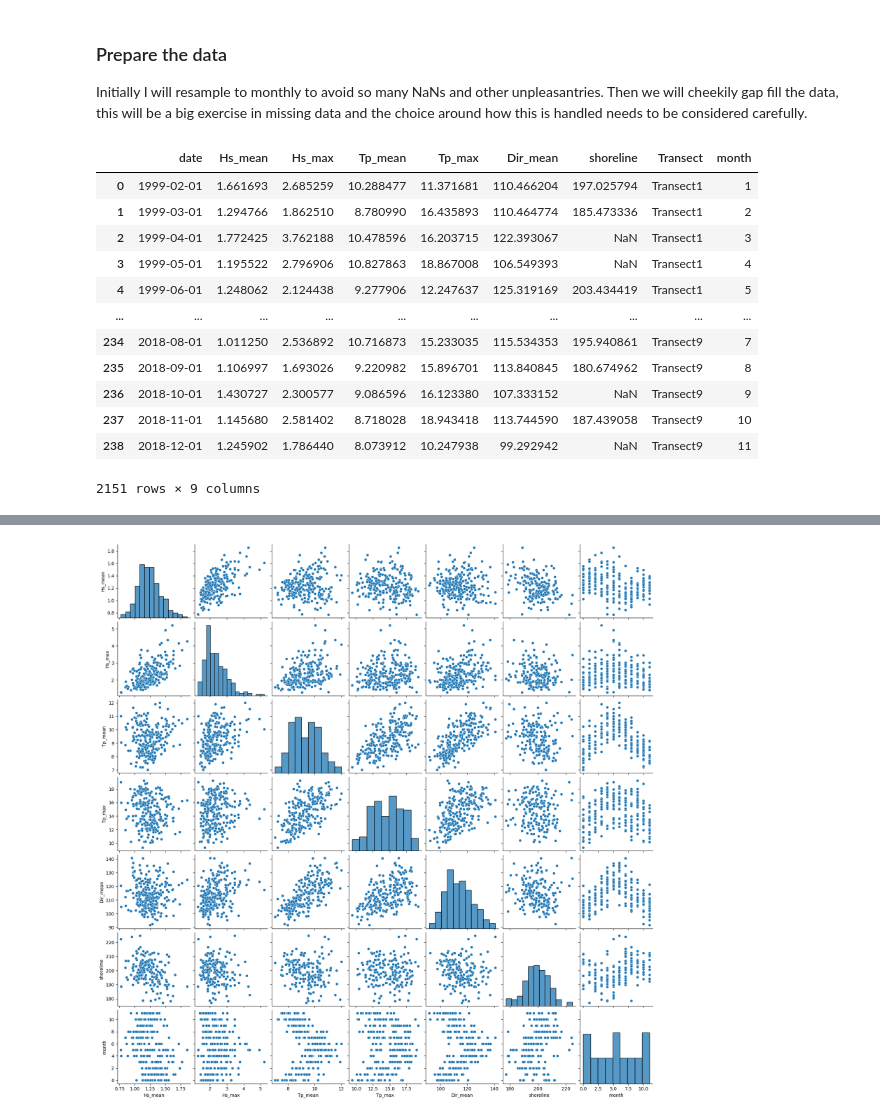
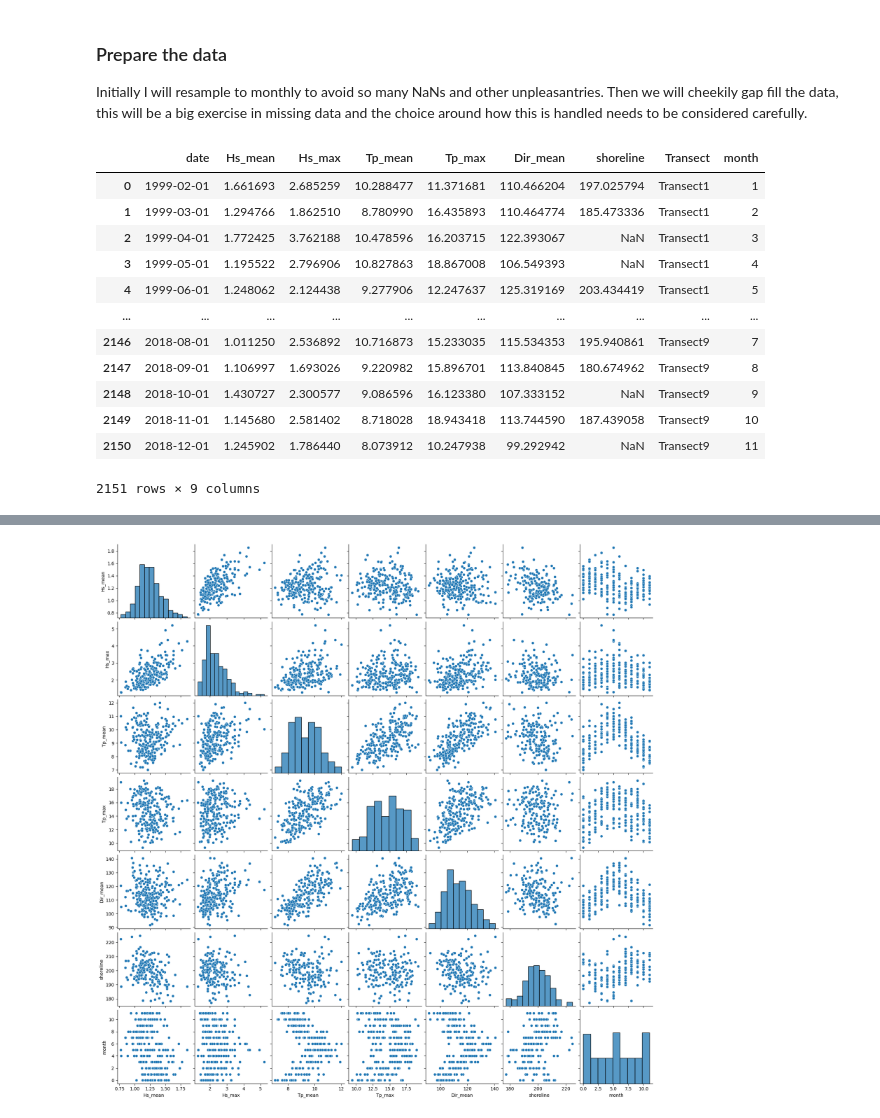
Before and after one commit to simmonsja/ShoreModel_Benchmark, a Jupyter notebook: 4.model_breg.ipynb, the cells around one changed output, grey strips where cells are left out. Saved outputs shown, nothing was run; the diff lists cells and outputs as text; code cells hidden in the pictures.

```diff
--- a/4.model_breg.ipynb
+++ b/4.model_breg.ipynb
@@ -129,29 +160,30 @@ Initially I will resample to monthly to avoid so many NaNs and other unpleasantr
 # %%
 # split per Transect then average to monthly values with mean and peak for Hs and Tp then recombine into a reasonable dataframe
 resampled_data = tabular_data['df_obs'].copy()
 resampled_data = pd.concat(
     [
         resampled_data.query('Transect == @trans_id').drop(columns=['Transect']).set_index('date').resample('MS').agg({'Hs':['mean','max'],'Tp':['mean','max'],'Dir':['mean'],'shoreline':['mean']}).reset_index().assign(Transect=trans_id) for trans_id in resampled_data['Transect'].unique()
     ], axis=0
 )
 # combine the column names to make one level
 resampled_data.columns = [
     '_'.join(col).strip() if '' != col[1] else col[0] for col in resampled_data.columns.values]
 resampled_data = resampled_data.rename(columns={'shoreline_mean':'shoreline'})
 # now add month predictor
 resampled_data = resampled_data.assign(month=resampled_data['date'].dt.month-1)
+resampled_data = resampled_data.reset_index(drop=True)
 resampled_data
 # %% [output]
 |  | date | Hs_mean | Hs_max | Tp_mean | Tp_max | Dir_mean | shoreline | Transect | month |
 | 0 | 1999-02-01 | 1.661693 | 2.685259 | 10.288477 | 11.371681 | 110.466204 | 197.025794 | Transect1 | 1 |
 | 1 | 1999-03-01 | 1.294766 | 1.862510 | 8.780990 | 16.435893 | 110.464774 | 185.473336 | Transect1 | 2 |
 | 2 | 1999-04-01 | 1.772425 | 3.762188 | 10.478596 | 16.203715 | 122.393067 | NaN | Transect1 | 3 |
 | 3 | 1999-05-01 | 1.195522 | 2.796906 | 10.827863 | 18.867008 | 106.549393 | NaN | Transect1 | 4 |
 | 4 | 1999-06-01 | 1.248062 | 2.124438 | 9.277906 | 12.247637 | 125.319169 | 203.434419 | Transect1 | 5 |
 | ... | ... | ... | ... | ... | ... | ... | ... | ... | ... |
-| 234 | 2018-08-01 | 1.011250 | 2.536892 | 10.716873 | 15.233035 | 115.534353 | 195.940861 | Transect9 | 7 |
-| 235 | 2018-09-01 | 1.106997 | 1.693026 | 9.220982 | 15.896701 | 113.840845 | 180.674962 | Transect9 | 8 |
-| 236 | 2018-10-01 | 1.430727 | 2.300577 | 9.086596 | 16.123380 | 107.333152 | NaN | Transect9 | 9 |
-| 237 | 2018-11-01 | 1.145680 | 2.581402 | 8.718028 | 18.943418 | 113.744590 | 187.439058 | Transect9 | 10 |
-| 238 | 2018-12-01 | 1.245902 | 1.786440 | 8.073912 | 10.247938 | 99.292942 | NaN | Transect9 | 11 |
+| 2146 | 2018-08-01 | 1.011250 | 2.536892 | 10.716873 | 15.233035 | 115.534353 | 195.940861 | Transect9 | 7 |
+| 2147 | 2018-09-01 | 1.106997 | 1.693026 | 9.220982 | 15.896701 | 113.840845 | 180.674962 | Transect9 | 8 |
+| 2148 | 2018-10-01 | 1.430727 | 2.300577 | 9.086596 | 16.123380 | 107.333152 | NaN | Transect9 | 9 |
+| 2149 | 2018-11-01 | 1.145680 | 2.581402 | 8.718028 | 18.943418 | 113.744590 | 187.439058 | Transect9 | 10 |
+| 2150 | 2018-12-01 | 1.245902 | 1.786440 | 8.073912 | 10.247938 | 99.292942 | NaN | Transect9 | 11 |
 2151 rows × 9 columns
```
Also changed, not shown: parts of 17 cells of this notebook, 5 other files.
